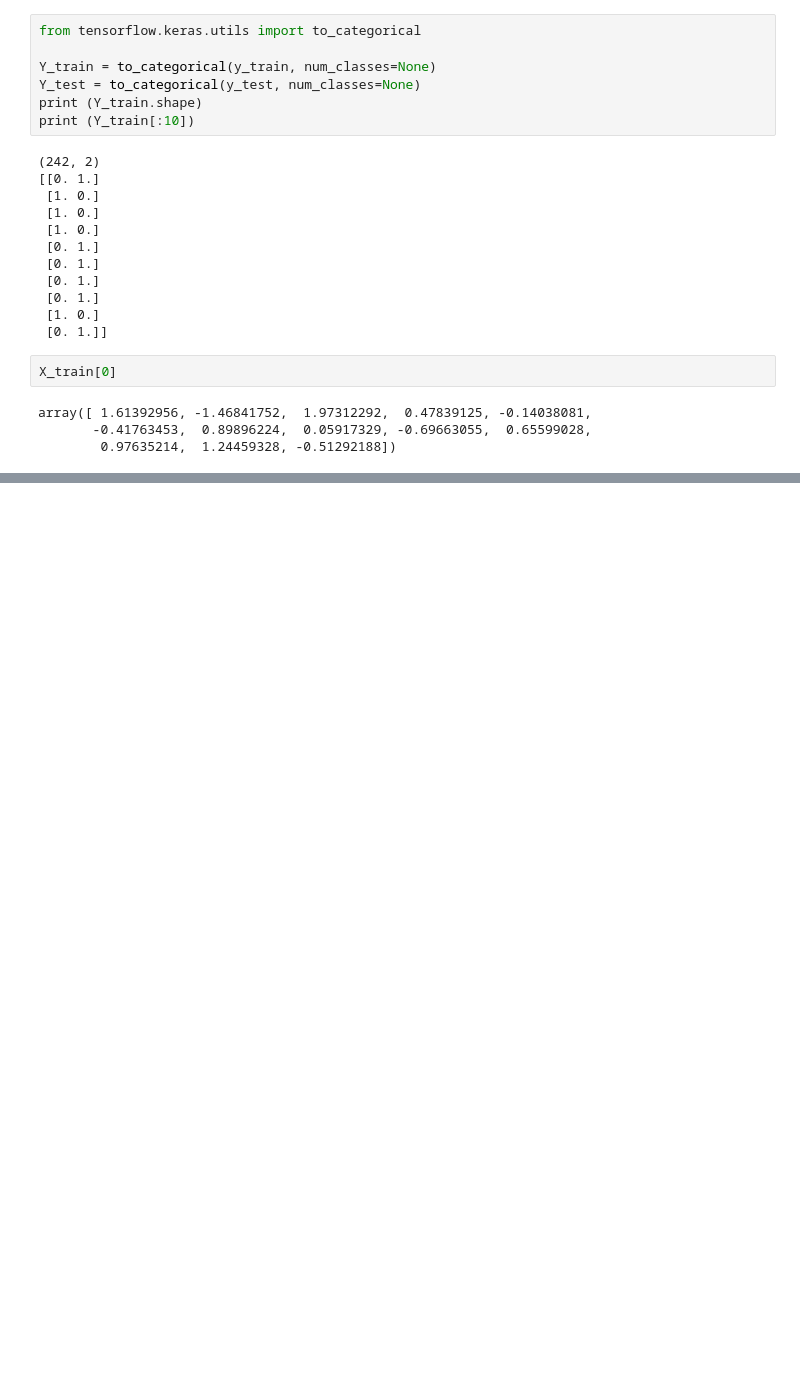
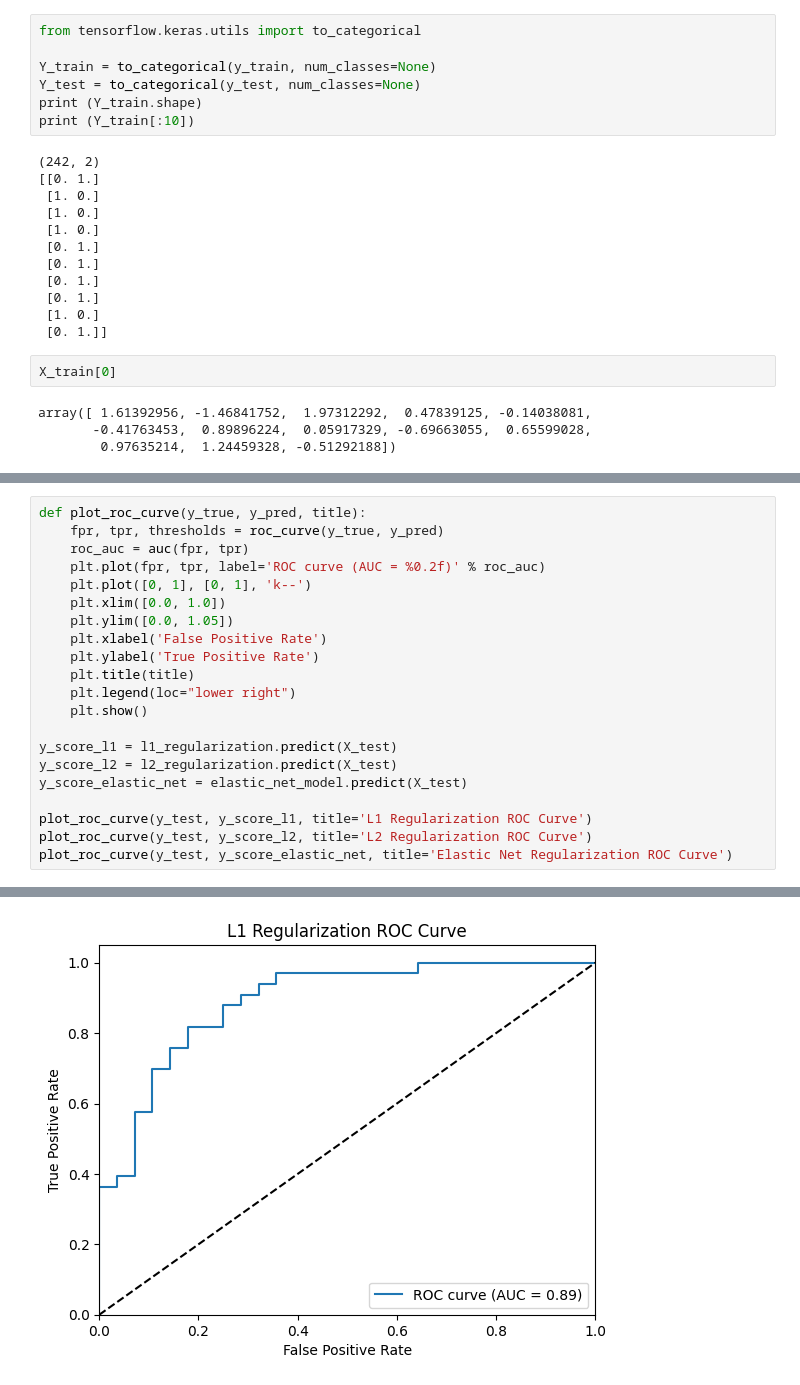
Before and after one commit to ManishSuhas0026/Deep-Learning, a Jupyter notebook: 2348530_Lab_3.ipynb, the cells around one changed output, grey strips where cells are left out. Cells and saved outputs as stored; diff of their text form; blank space fills up the shorter version.

```diff
--- a/2348530_Lab_3.ipynb
+++ b/2348530_Lab_3.ipynb
@@ -268,0 +258,22 @@ Results for Categorical Model
+# %%
+def plot_roc_curve(y_true, y_pred, title):
+    fpr, tpr, thresholds = roc_curve(y_true, y_pred)
+    roc_auc = auc(fpr, tpr)
+    plt.plot(fpr, tpr, label='ROC curve (AUC = %0.2f)' % roc_auc)
+    plt.plot([0, 1], [0, 1], 'k--')
+    plt.xlim([0.0, 1.0])
+    plt.ylim([0.0, 1.05])
+    plt.xlabel('False Positive Rate')
+    plt.ylabel('True Positive Rate')
+    plt.title(title)
+    plt.legend(loc="lower right")
+    plt.show()
+
+y_score_l1 = l1_regularization.predict(X_test)
+y_score_l2 = l2_regularization.predict(X_test)
+y_score_elastic_net = elastic_net_model.predict(X_test)
+
+plot_roc_curve(y_test, y_score_l1, title='L1 Regularization ROC Curve')
+plot_roc_curve(y_test, y_score_l2, title='L2 Regularization ROC Curve')
+plot_roc_curve(y_test, y_score_elastic_net, title='Elastic Net Regularization ROC Curve')
+# %% [output]
@@ -268,0 +283 @@ Results for Categorical Model
+[figure, added]
```
Also changed, not shown: parts of 17 cells of this notebook.
